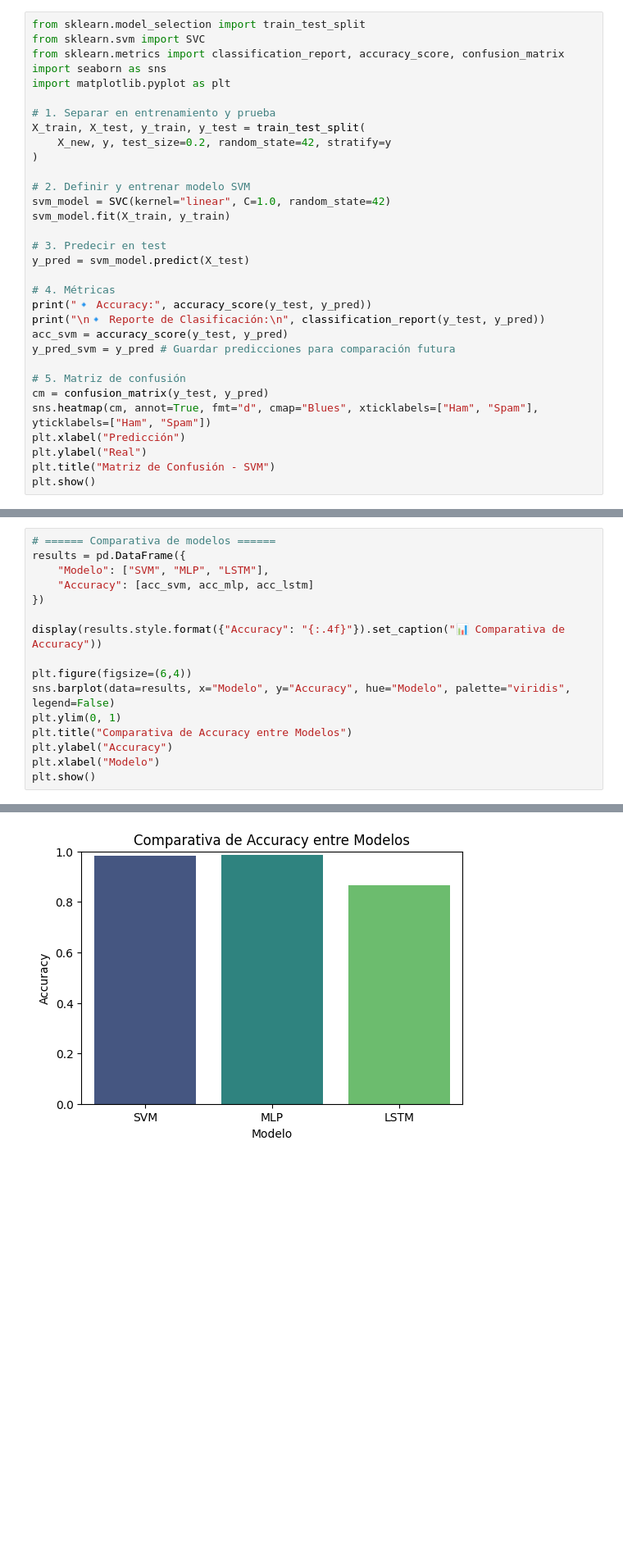
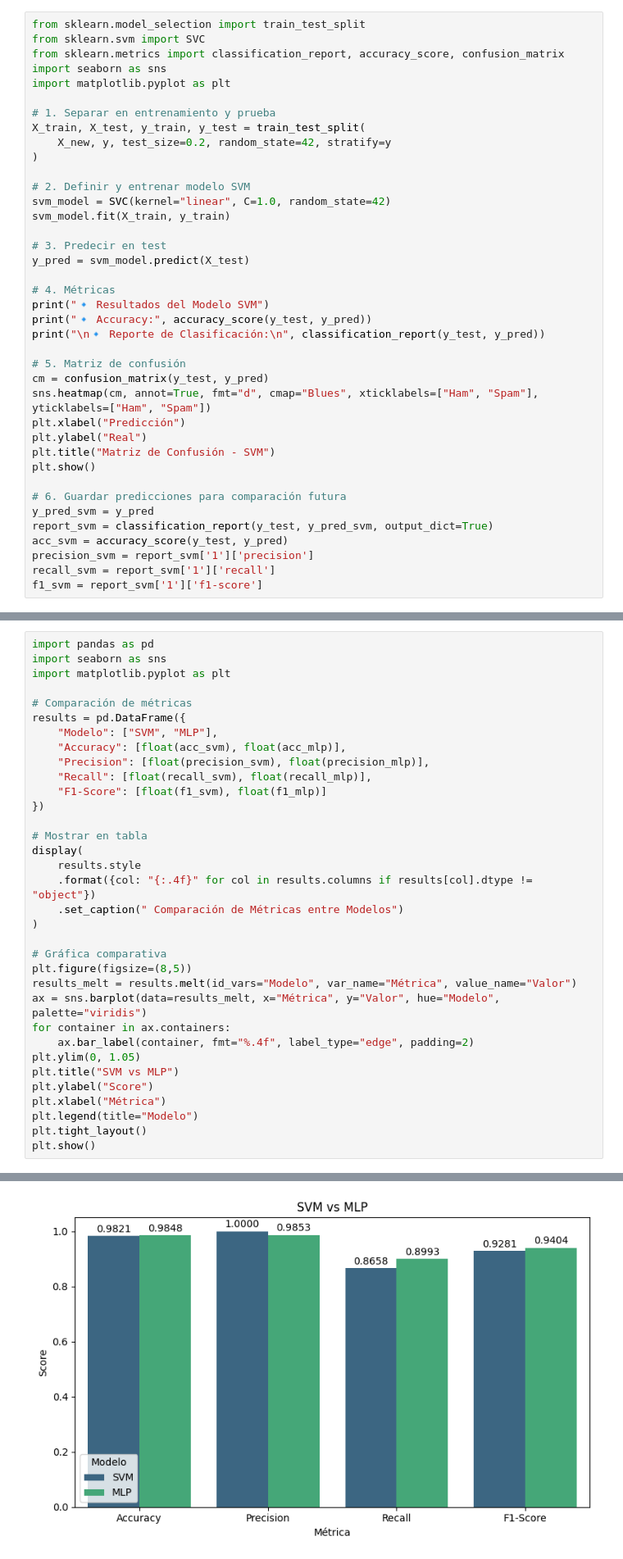
Before and after one commit to Khriztiangp94/UPSE, a Jupyter notebook: proyecto.ipynb, the cells around one changed output, grey strips where cells are left out. Shown: that part at 82% size. Saved outputs shown, nothing was run; the diff lists cells and outputs as text; blank space fills up the shorter version.

```diff
--- a/proyecto.ipynb
+++ b/proyecto.ipynb
@@ -128,10 +127,9 @@ svm_model.fit(X_train, y_train)
 y_pred = svm_model.predict(X_test)
 
 # 4. Métricas
+print("🔹 Resultados del Modelo SVM")
 print("🔹 Accuracy:", accuracy_score(y_test, y_pred))
 print("\n🔹 Reporte de Clasificación:\n", classification_report(y_test, y_pred))
-acc_svm = accuracy_score(y_test, y_pred)
-y_pred_svm = y_pred # Guardar predicciones para comparación futura
 
 # 5. Matriz de confusión
 cm = confusion_matrix(y_test, y_pred)
@@ -140,4 +138,12 @@ plt.xlabel("Predicción")
 plt.ylabel("Real")
 plt.title("Matriz de Confusión - SVM")
 plt.show()
+
+# 6. Guardar predicciones para comparación futura
+y_pred_svm = y_pred
+report_svm = classification_report(y_test, y_pred_svm, output_dict=True)
+acc_svm = accuracy_score(y_test, y_pred)
+precision_svm = report_svm['1']['precision']
+recall_svm = report_svm['1']['recall']
+f1_svm = report_svm['1']['f1-score']
 # %% [output]
@@ -374,17 +267,35 @@ weighted avg       0.75      0.87      0.80      1115
 # %%
-# ====== Comparativa de modelos ======
+import pandas as pd
+import seaborn as sns
+import matplotlib.pyplot as plt
+
+# Comparación de métricas
 results = pd.DataFrame({
-    "Modelo": ["SVM", "MLP", "LSTM"],
-    "Accuracy": [acc_svm, acc_mlp, acc_lstm]
+    "Modelo": ["SVM", "MLP"],
+    "Accuracy": [float(acc_svm), float(acc_mlp)],
+    "Precision": [float(precision_svm), float(precision_mlp)],
+    "Recall": [float(recall_svm), float(recall_mlp)],
+    "F1-Score": [float(f1_svm), float(f1_mlp)]
 })
 
-display(results.style.format({"Accuracy": "{:.4f}"}).set_caption("📊 Comparativa de Accuracy"))
+# Mostrar en tabla
+display(
+    results.style
+    .format({col: "{:.4f}" for col in results.columns if results[col].dtype != "object"})
+    .set_caption(" Comparación de Métricas entre Modelos")
+)
 
-plt.figure(figsize=(6,4))
-sns.barplot(data=results, x="Modelo", y="Accuracy", hue="Modelo", palette="viridis", legend=False)
-plt.ylim(0, 1)
-plt.title("Comparativa de Accuracy entre Modelos")
-plt.ylabel("Accuracy")
-plt.xlabel("Modelo")
+# Gráfica comparativa
+plt.figure(figsize=(8,5))
+results_melt = results.melt(id_vars="Modelo", var_name="Métrica", value_name="Valor")
+ax = sns.barplot(data=results_melt, x="Métrica", y="Valor", hue="Modelo", palette="viridis")
+for container in ax.containers:
+    ax.bar_label(container, fmt="%.4f", label_type="edge", padding=2)
+plt.ylim(0, 1.05)
+plt.title("SVM vs MLP")
+plt.ylabel("Score")
+plt.xlabel("Métrica")
+plt.legend(title="Modelo")
+plt.tight_layout()
 plt.show()
 # %% [output]
@@ -396 +306 @@ plt.show()
-[figure, old version]
+[figure, new version]
```
Also changed, not shown: parts of 14 cells of this notebook, 1 other file.
